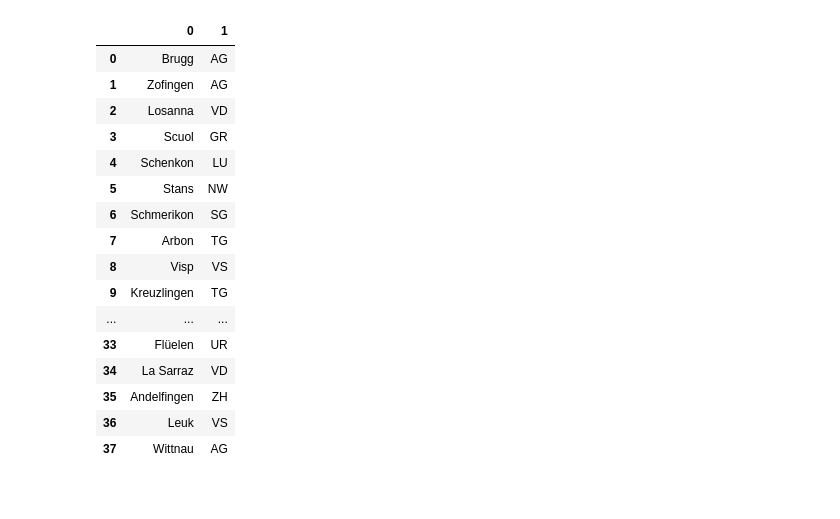
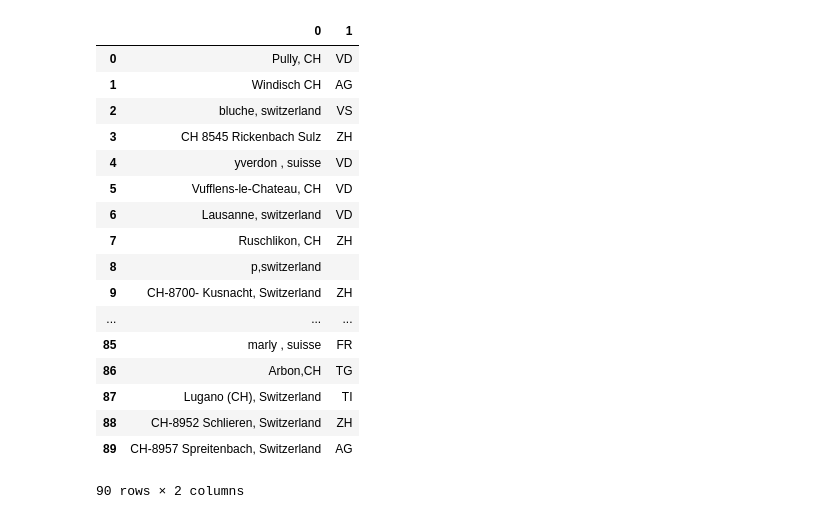
Before and after one commit to ahmadajal/ada-ana-project, a Jupyter notebook: Pre-Visualization-part1.ipynb, the cells around one changed output. Saved outputs shown, nothing was run; the diff lists cells and outputs as text; code cells hidden in the pictures.

Commit message:
add locations

```diff
--- a/Pre-Visualization-part1.ipynb
+++ b/Pre-Visualization-part1.ipynb
@@ -90,7 +263,7 @@ dtype: object
 # %%
 # mapping location -> canton using google api
 # function taking the name of the place and returning the long address of it
-def getAddress(name):
+def getAddress(name,gkey):
   glink="https://maps.googleapis.com/maps/api/place/textsearch/json?query={}&key={}".format(name + " Switzerland", gkey)
   r = requests.get(glink)
   dic = json.loads(r.text)
@@ -103,7 +276,7 @@ geocodeLink = "https://maps.googleapis.com/maps/api/geocode/json?sensor=true"
 from time import sleep
 
 # Get the resulting Json file from the request, and put it in a json dictionary
-def getGeocodeJsonDictionary(name):
+def getGeocodeJsonDictionary(name,gkey):
     link =  u"{}&address=[{}]".format(geocodeLink, name, gkey)
     sleep(0.2) # a workaround for the rate-limit of Google geocode API
     r = requests.get(link)
@@ -115,9 +288,16 @@ def getCantonFromGeocodeDictionary(dic):
     canton = ''
     if dic:
         a = dic['results'][0]['address_components']
-        canton=[x['short_name'] for x in a if x['types'][0]=='administrative_area_level_1'][0]
+        for x in a:
+            if x['types'][0]=='administrative_area_level_1':
+                canton = x['short_name']
     return canton
 
 # Get the canton by composing the two previous functions
 def getCanton(name):
-    return getCantonFromGeocodeDictionary(getGeocodeJsonDictionary(name))
+    return getCantonFromGeocodeDictionary(getGeocodeJsonDictionary(name,gkey))
+# %%
+#part 1
+gkey = "AIzaSyBtBeDhP17N_zx-Y_ZenKiaxk5XPVLO0gM"
+addresses1 = [[a, getAddress(a,gkey)] for a in loc_in_ch1[0]]
+addresses1
@@ -123,0 +322,10 @@ def getCanton(name):
+# %%
+for a in addresses1:
+    if a[1]=='':
+        a[1]=a[0]
+    else:
+        if not(a[1].endswith('Switzerland')):
+            a[1]=''
+
+addresses1 = [a for a in addresses1 if a[1] != '']
+len(addresses1)
@@ -124,2 +334,2 @@ def getCanton(name):
 # %%
-addresses = [[a, getAddress(a)] for a in locations]
+cantons1 = [[a[0], getCanton(a[1])] for a in addresses1]
@@ -201,24 +399,25 @@ cantons
 # %%
-df_cantons = pd.DataFrame(cantons)
+df_cantons = pd.DataFrame(cantons1)
 df_cantons
 # %% [output]
 |  | 0 | 1 |
-| 0 | Brugg | AG |
-| 1 | Zofingen | AG |
-| 2 | Losanna | VD |
-| 3 | Scuol | GR |
-| 4 | Schenkon | LU |
-| 5 | Stans | NW |
-| 6 | Schmerikon | SG |
-| 7 | Arbon | TG |
-| 8 | Visp | VS |
-| 9 | Kreuzlingen | TG |
+| 0 | Pully, CH | VD |
+| 1 | Windisch CH | AG |
+| 2 | bluche, switzerland | VS |
+| 3 | CH 8545 Rickenbach Sulz | ZH |
+| 4 | yverdon , suisse | VD |
+| 5 | Vufflens-le-Chateau, CH | VD |
+| 6 | Lausanne, switzerland | VD |
+| 7 | Ruschlikon, CH | ZH |
+| 8 | p,switzerland |  |
+| 9 | CH-8700- Kusnacht, Switzerland | ZH |
 | ... | ... | ... |
-| 33 | Flüelen | UR |
-| 34 | La Sarraz | VD |
-| 35 | Andelfingen | ZH |
-| 36 | Leuk | VS |
-| 37 | Wittnau | AG |
+| 85 | marly , suisse | FR |
+| 86 | Arbon,CH | TG |
+| 87 | Lugano (CH), Switzerland | TI |
+| 88 | CH-8952 Schlieren, Switzerland | ZH |
+| 89 | CH-8957 Spreitenbach, Switzerland | AG |
+90 rows × 2 columns
 # %%
 df_cantons.columns = [['Location','ID']]
 df_cantons
```
Also changed, not shown: parts of 47 cells of this notebook, 35 other files.
